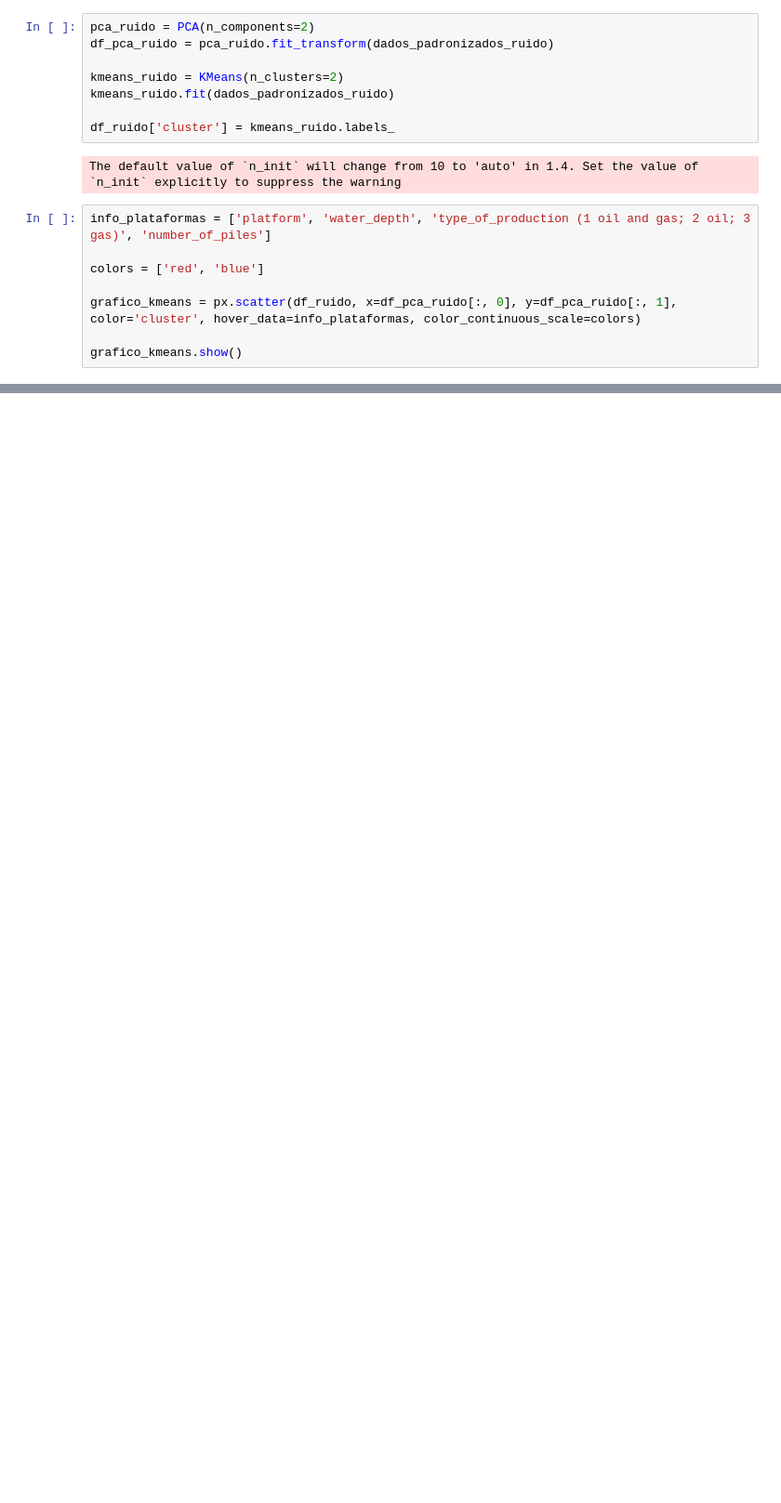
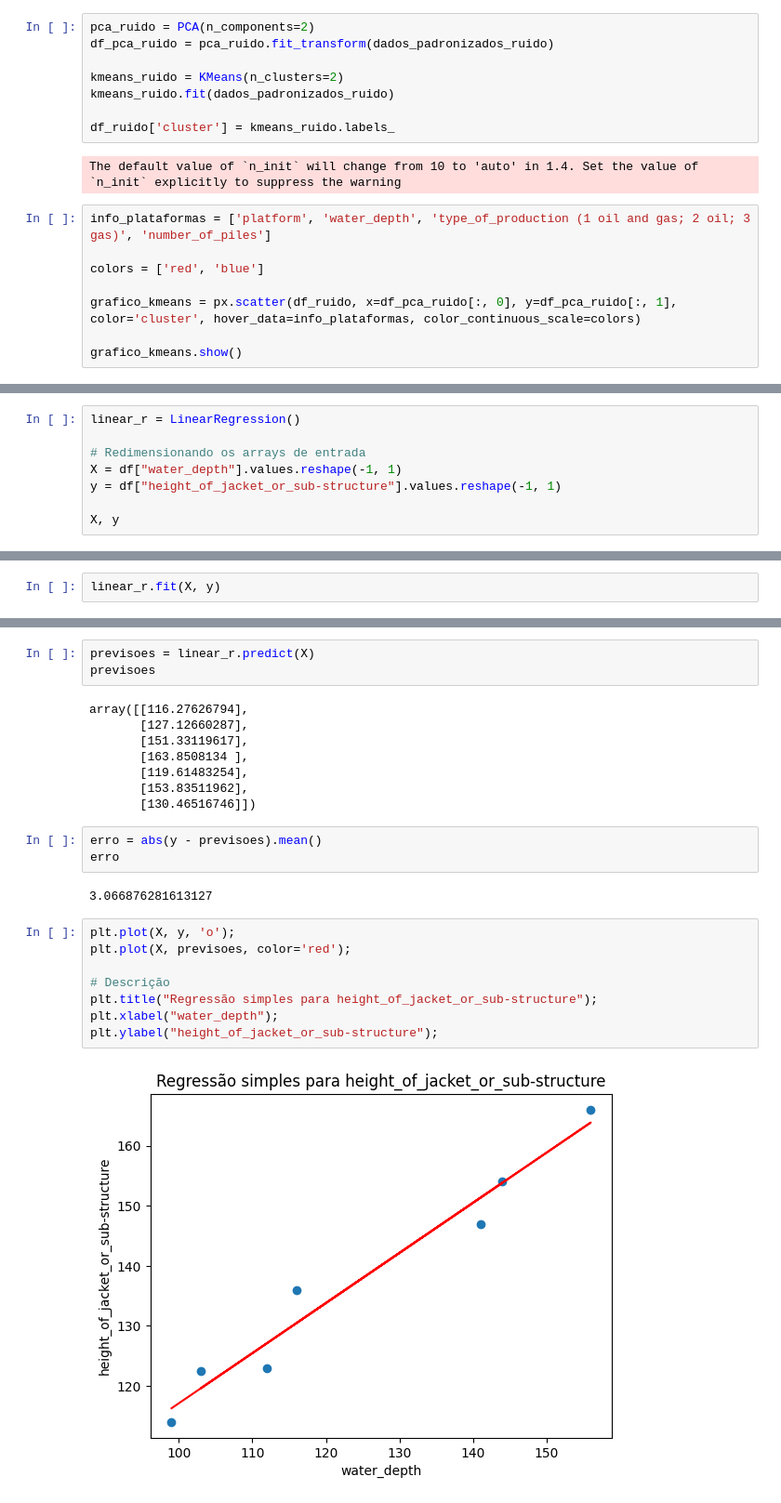
Before and after one commit to JailonWilliam/offshore-platform-decommissioning, a Jupyter notebook: notebooks/main.ipynb, the cells around one changed output, grey strips where cells are left out. Shown at 93% size. Drawn from its saved outputs; the diff is of its cells as text; blank space fills up the shorter version.

Commit message:
Adicionada seção de previsões com regressão linear simples para estimar valores de registro, visando a criação de novos.

```diff
--- a/notebooks/main.ipynb
+++ b/notebooks/main.ipynb
@@ -430,0 +486,8 @@ grafico_kmeans.show()
+# %%
+linear_r = LinearRegression()
+
+# Redimensionando os arrays de entrada
+X = df["water_depth"].values.reshape(-1, 1)
+y = df["height_of_jacket_or_sub-structure"].values.reshape(-1, 1)
+
+X, y
@@ -430,0 +509,2 @@ grafico_kmeans.show()
+# %%
+linear_r.fit(X, y)
@@ -430,0 +523,26 @@ grafico_kmeans.show()
+# %%
+previsoes = linear_r.predict(X)
+previsoes
+# %% [output]
+array([[116.27626794],
+       [127.12660287],
+       [151.33119617],
+       [163.8508134 ],
+       [119.61483254],
+       [153.83511962],
+       [130.46516746]])
+# %%
+erro = abs(y - previsoes).mean()
+erro
+# %% [output]
+3.066876281613127
+# %%
+plt.plot(X, y, 'o');
+plt.plot(X, previsoes, color='red');
+
+# Descrição
+plt.title("Regressão simples para height_of_jacket_or_sub-structure");
+plt.xlabel("water_depth");
+plt.ylabel("height_of_jacket_or_sub-structure");
+# %% [output]
+[figure, added]
```
Also changed, not shown: parts of 34 cells of this notebook, 1 other file.
